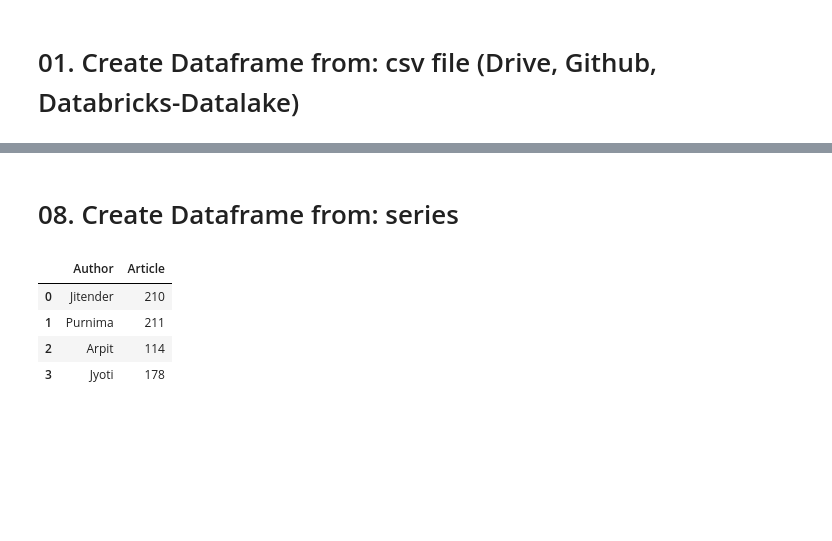
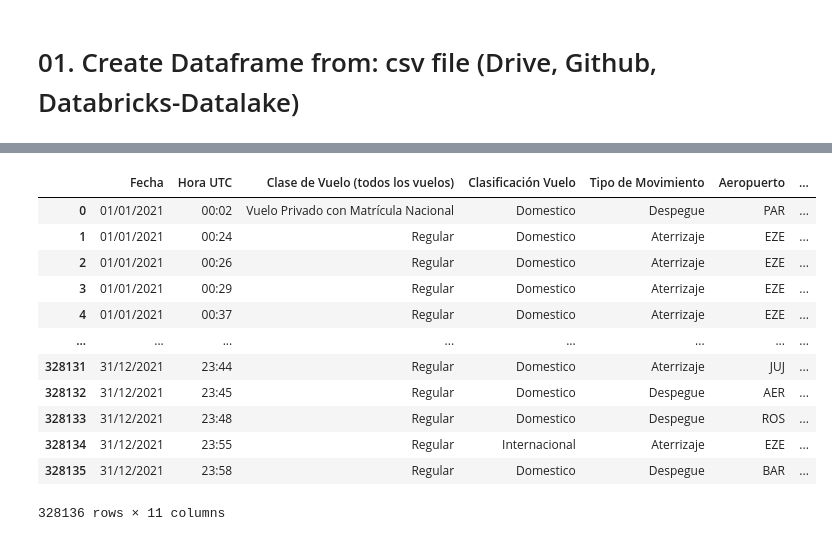
Before and after one commit to alexandergribenchenko/EDVai_DE, a Jupyter notebook: EDVai_Examen_final/Ejercicio_01/Notebook_01.ipynb, the cells around one changed output, grey strips where cells are left out. Drawn from its saved outputs; the diff is of its cells as text; code cells hidden in the pictures; blank space fills up the shorter version.

```diff
--- a/EDVai_Examen_final/Ejercicio_01/Notebook_01.ipynb
+++ b/EDVai_Examen_final/Ejercicio_01/Notebook_01.ipynb
@@ -244,2 +11,0 @@ df
-# %% [markdown]
-# 08. Create Dataframe from: series
@@ -248,17 +11,0 @@ import pandas as pd
-# %%
-author = ['Jitender', 'Purnima', 'Arpit', 'Jyoti']
-article = [210, 211, 114, 178]
-
-auth_series = pd.Series(author)
-article_series = pd.Series(article)
-
-frame = {'Author': auth_series, 'Article': article_series}
-
-df = pd.DataFrame(frame)
-df
-# %% [output]
-|  | Author | Article |
-| 0 | Jitender | 210 |
-| 1 | Purnima | 211 |
-| 2 | Arpit | 114 |
-| 3 | Jyoti | 178 |
@@ -264,0 +20,16 @@ df
+# %%
+df_2021
+# %% [output]
+|  | Fecha | Hora UTC | Clase de Vuelo (todos los vuelos) | Clasificación Vuelo | Tipo de Movimiento | Aeropuerto | ... |
+| 0 | 01/01/2021 | 00:02 | Vuelo Privado con Matrícula Nacional | Domestico | Despegue | PAR | ... |
+| 1 | 01/01/2021 | 00:24 | Regular | Domestico | Aterrizaje | EZE | ... |
+| 2 | 01/01/2021 | 00:26 | Regular | Domestico | Aterrizaje | EZE | ... |
+| 3 | 01/01/2021 | 00:29 | Regular | Domestico | Aterrizaje | EZE | ... |
+| 4 | 01/01/2021 | 00:37 | Regular | Domestico | Aterrizaje | EZE | ... |
+| ... | ... | ... | ... | ... | ... | ... | ... |
+| 328131 | 31/12/2021 | 23:44 | Regular | Domestico | Aterrizaje | JUJ | ... |
+| 328132 | 31/12/2021 | 23:45 | Regular | Domestico | Despegue | AER | ... |
+| 328133 | 31/12/2021 | 23:48 | Regular | Domestico | Despegue | ROS | ... |
+| 328134 | 31/12/2021 | 23:55 | Regular | Internacional | Aterrizaje | EZE | ... |
+| 328135 | 31/12/2021 | 23:58 | Regular | Domestico | Despegue | BAR | ... |
+328136 rows × 11 columns
```
Also changed, not shown: parts of 46 cells of this notebook.
